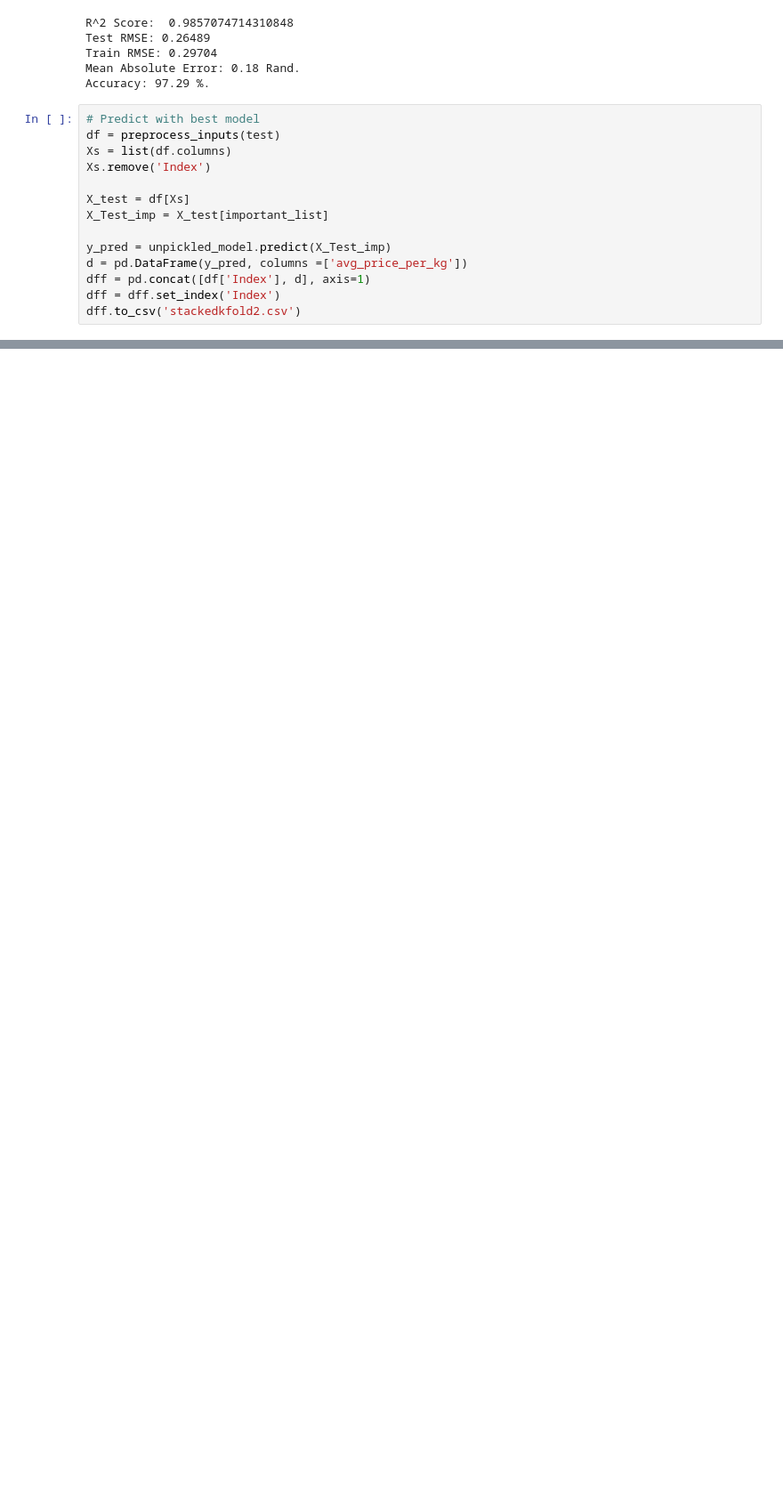
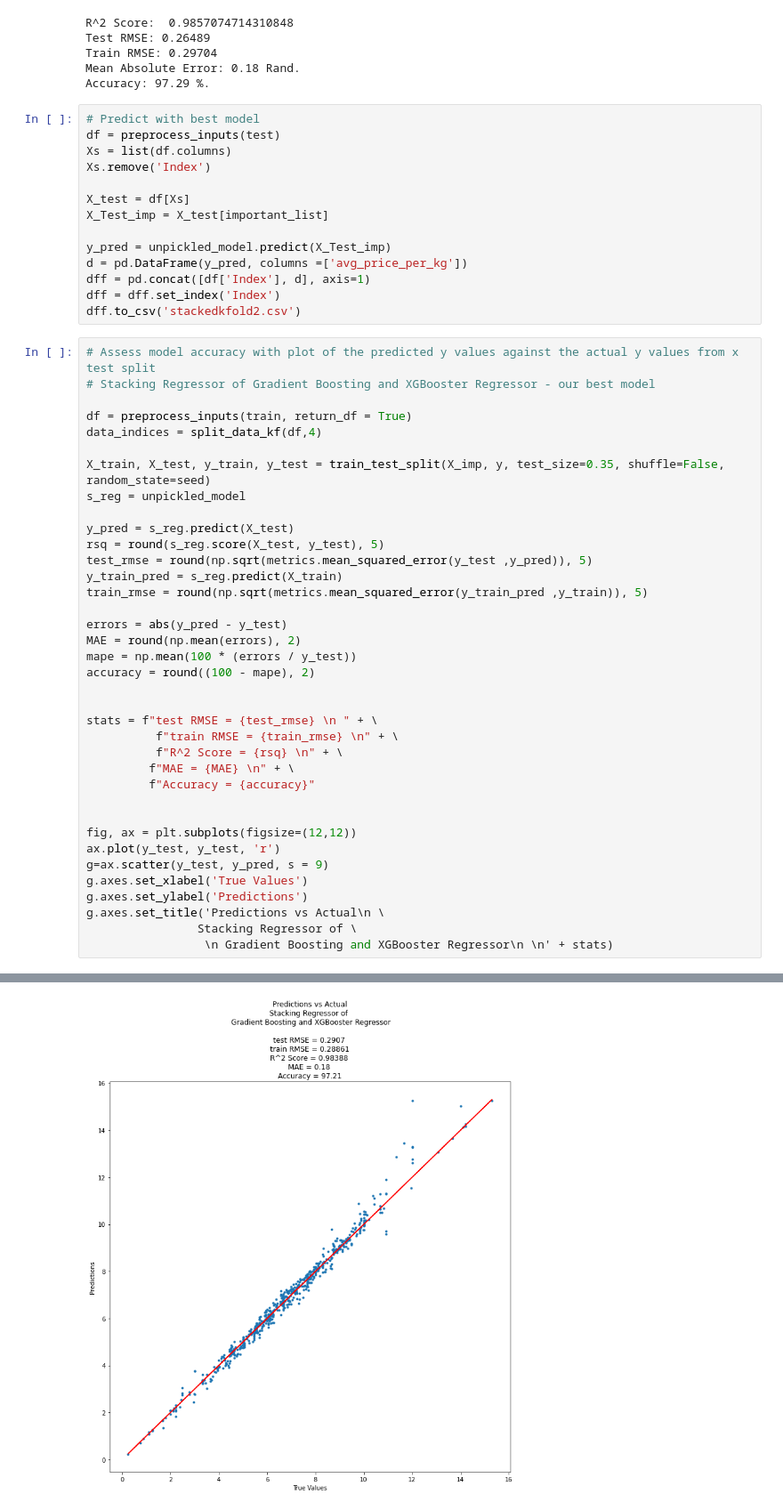
Before and after one commit to Zdithebe96/regression-apples-predict-api-template, a Jupyter notebook: Modeling notebook.ipynb, the cells around one changed output, grey strips where cells are left out. Shown at 89% size. Drawn from its saved outputs; the diff is of its cells as text; blank space fills up the shorter version.

```diff
--- a/Modeling notebook.ipynb
+++ b/Modeling notebook.ipynb
@@ -746,3 +746,41 @@ d = pd.DataFrame(y_pred, columns =['avg_price_per_kg'])
 dff = pd.concat([df['Index'], d], axis=1)
 dff = dff.set_index('Index')
 dff.to_csv('stackedkfold2.csv')
+# %%
+# Assess model accuracy with plot of the predicted y values against the actual y values from x test split
+# Stacking Regressor of Gradient Boosting and XGBooster Regressor - our best model
+
+df = preprocess_inputs(train, return_df = True)
+data_indices = split_data_kf(df,4)
+
+X_train, X_test, y_train, y_test = train_test_split(X_imp, y, test_size=0.35, shuffle=False, random_state=seed)
+s_reg = unpickled_model
+
+y_pred = s_reg.predict(X_test)
+rsq = round(s_reg.score(X_test, y_test), 5)
+test_rmse = round(np.sqrt(metrics.mean_squared_error(y_test ,y_pred)), 5)
+y_train_pred = s_reg.predict(X_train)
+train_rmse = round(np.sqrt(metrics.mean_squared_error(y_train_pred ,y_train)), 5)
+
+errors = abs(y_pred - y_test)
+MAE = round(np.mean(errors), 2)
+mape = np.mean(100 * (errors / y_test))
+accuracy = round((100 - mape), 2)
+
+
+stats = f"test RMSE = {test_rmse} \n " + \
+          f"train RMSE = {train_rmse} \n" + \
+          f"R^2 Score = {rsq} \n" + \
+         f"MAE = {MAE} \n" + \
+         f"Accuracy = {accuracy}"
+
+
+fig, ax = plt.subplots(figsize=(12,12))
+ax.plot(y_test, y_test, 'r')
+g=ax.scatter(y_test, y_pred, s = 9)
+g.axes.set_xlabel('True Values')
+g.axes.set_ylabel('Predictions')
+g.axes.set_title('Predictions vs Actual\n \
+                Stacking Regressor of \
+                 \n Gradient Boosting and XGBooster Regressor\n \n' + stats)
+# %% [output]
@@ -748,0 +788 @@ dff.to_csv('stackedkfold2.csv')
+[figure, added]
```
Also changed, not shown: parts of 4 cells of this notebook.
